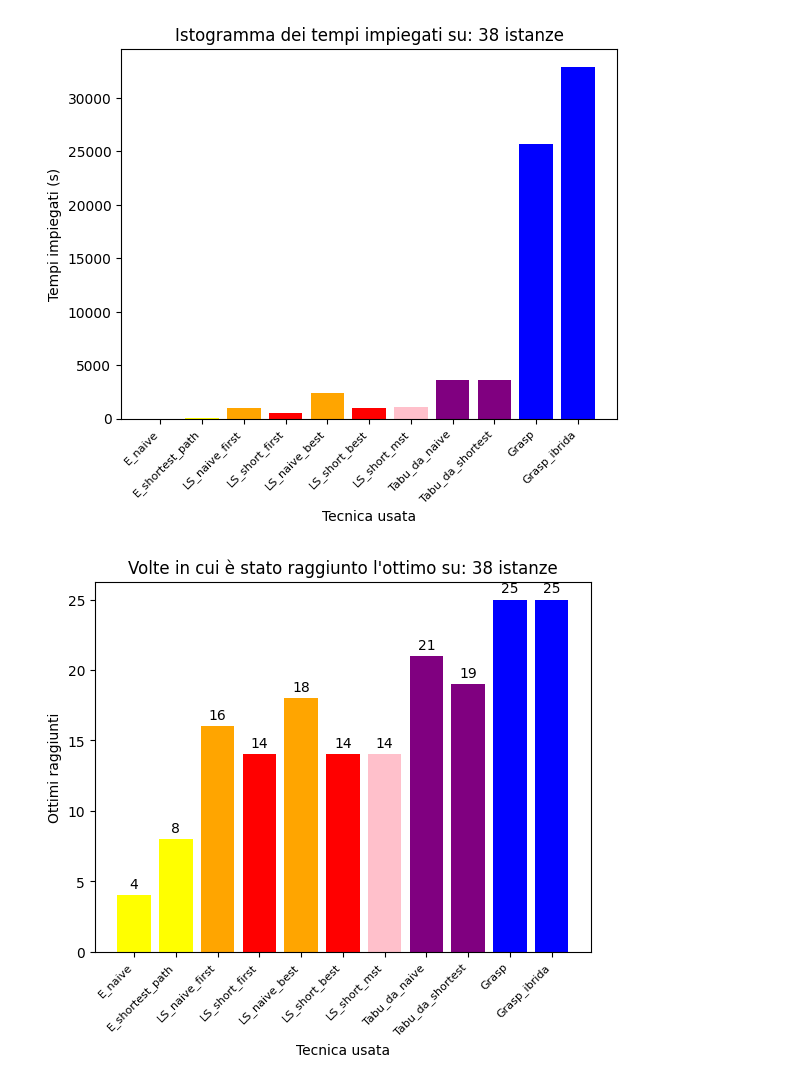
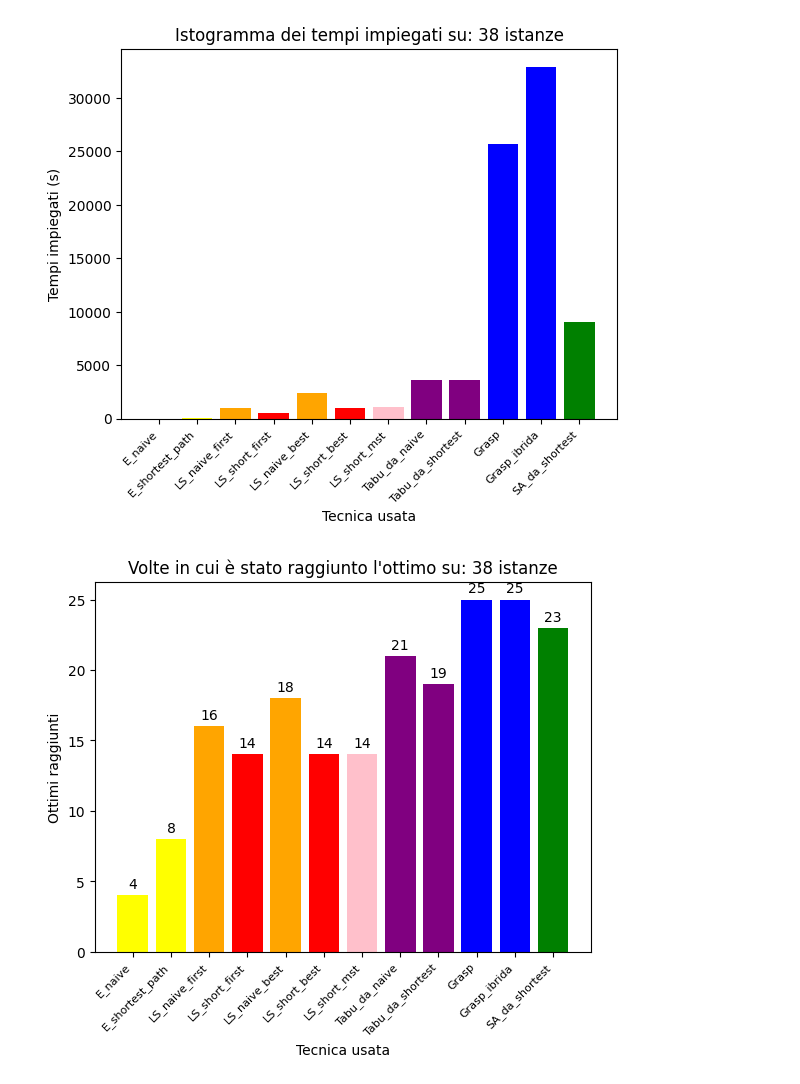
Before and after one commit to dream-19/Steiner-Tree-Operations-Research, a Jupyter notebook: Risultati_grafici.ipynb, the cells around one changed output. Cells and saved outputs as stored; diff of their text form; code cells hidden in the pictures.

```diff
--- a/Risultati_grafici.ipynb
+++ b/Risultati_grafici.ipynb
@@ -21,6 +21,7 @@ tempi_tabu = sum([0.009127140045166016, 0.0036208629608154297, 0.021557331085205
 tempi_tabu_shortest = sum([0.009127140045166016, 0.0036208629608154297, 0.021557331085205078, 0.011383295059204102, 0.014853715896606445, 0.007275581359863281, 0.10165953636169434, 7.211634635925293, 12.021277904510498, 17.883963346481323, 32.39962649345398, 0.1941845417022705, 0.324932336807251, 3.3860039710998535, 4.89597487449646, 4.858112812042236, 4.185910224914551, 0.9185717105865479, 4.070546627044678, 7.216578006744385, 46.65477776527405, 59.72889304161072, 4.310845375061035, 16.587916612625122, 43.408912658691406, 4.875535488128662, 39.34999966621399, 2.6063382625579834, 10.092752695083618, 202.19029545783997, 230.26187109947205, 302.44413685798645, 9.979440927505493, 201.85946083068848, 480.86722445487976, 0.043784379959106445, 318.24937176704407, 1555.0283353328705])
 tempi_grasp = sum([0.004734992980957031, 0.000518798828125, 0.020183801651000977, 0.0032377243041992188, 0.006157636642456055, 0.0021610260009765625, 0.04055166244506836, 4.601342439651489, 1.824965476989746, 7.018577337265015, 24.04901885986328, 0.06766366958618164, 0.14574360847473145, 10.151549100875854, 27.476866006851196, 24.235207319259644, 23.68889808654785, 1.673102855682373, 2.592384099960327, 3.10807466506958, 18.678393602371216, 129.75038027763367, 14.920549631118774, 28.917085886001587, 42.98121786117554, 21.44906258583069, 108.72650098800659, 2.2238659858703613, 101.91865468025208, 1780.1872911453247, 2082.0988941192627, 3648.367181777954, 84.76664876937866, 1747.7832825183868, 4214.343824148178, 0.08801841735839844, 2507.138608455658, 9049.7064640522])
 tempi_grasp_ibrida = sum([0.0064923763275146484, 0.0007386207580566406, 0.007951974868774414, 0.00400996208190918, 0.014867067337036133, 0.007146120071411133, 0.03844761848449707, 7.2401816844940186, 8.98615288734436, 6.111509561538696, 22.885085105895996, 0.10338020324707031, 0.19318675994873047, 6.910238027572632, 32.505945682525635, 27.88221549987793, 17.26532769203186, 0.8786227703094482, 13.669373989105225, 4.193781614303589, 33.091386556625366, 378.399462223053, 25.528047561645508, 90.8024582862854, 15.371124505996704, 25.875697374343872, 40.33369326591492, 19.58267593383789, 147.76704716682434, 1973.725248336792, 2568.425942659378, 4023.707521915436, 99.1568534374237, 2133.577643632889, 5393.479827642441, 0.04091763496398926, 3035.0817687511444, 12782.851972341537])
+tempi_sa_shortest = sum([1.6131770610809326, 0.9708025455474854, 2.1017839908599854, 1.6382231712341309, 1.9241447448730469, 1.774916410446167, 6.443318128585815, 237.1938853263855, 313.6980187892914, 603.927885055542, 1978.6232843399048, 9.122166872024536, 11.039659023284912, 83.09882545471191, 155.3277428150177, 149.19001054763794, 148.9046540260315, 24.289748191833496, 78.2184476852417, 100.74780201911926, 360.6770749092102, 351.5384817123413, 50.6836473941803, 129.95639419555664, 362.3661777973175, 25.30788278579712, 142.0285496711731, 28.93753480911255, 67.69355058670044, 374.99099683761597, 389.6655125617981, 564.9437353610992, 60.36691236495972, 372.2899708747864, 576.5471954345703, 3.6679646968841553, 332.51658368110657, 926.5537300109863])
 
 #Rappresento il numero di volte che ho raggiungo l'ottimo
 ottimo_e_naive = [1, 0, 213, 0, 2, 0, 0, 47, 13, 13, 5, 87, 105, 994, 1119, 1158, 1335, 97, 40, 1501, 218, 112, 129, 276, 57, 265, 96, 18300, 27940, 156866470, 5624, 6123, 431, 17022965, 25849350, 2, 5789, 21956]
@@ -36,12 +37,12 @@ ottimo_tabu = [0, 0, 0, 0, 0, 0, 0, 0, 0, 0, 0, 0, 0, 0, 237, 150, 0, 0, 5, 0, 0
 ottimo_tabu_shortest = [0, 0, 0, 0, 0, 0, 0, 0, 0, 0, 0, 0, 0, 193, 147, 169, 293, 3, 5, 0, 13, 5, 0, 0, 0, 38, 0, 2950, 1940, 6169100, 205, 308, 42, 353250, 915708, 0, 101, 73]
 ottimo_grasp =        [0, 0, 0, 0, 0, 0, 0, 0, 0, 0, 0, 0, 0, 0, 153, 6, 91, 0, 0, 0, 0, 0, 0, 0, 0, 13, 0, 0, 530, 1380400, 57, 28, 14, 128004, 422282, 0, 109, 318]
 ottimo_grasp_ibrida = [0, 0, 0, 0, 0, 0, 0, 0, 0, 0, 0, 0, 0, 0, 137, 6, 0, 0, 0, 0, 0, 5, 0, 0, 0, 2, 0, 0, 410, 1533205, 31, 108, 10, 94248, 141563, 0, 72, 70]
+ottimo_sa_shortest = [0, 0, 0, 0, 0, 0, 0, 0, 0, 0, 0, 0, 0, 0, 141, 35, 0, 0, 0, 0, 0, 29, 0, 0, 0, 7, 2, 670, 440, 996700, 43, 10, 7, 251829, 85026, 0, 46, 73]
+#1) istogramma 1
+labels = ['E_naive', 'E_shortest_path', 'LS_naive_first', 'LS_short_first', 'LS_naive_best', 'LS_short_best','LS_short_mst','Tabu_da_naive','Tabu_da_shortest', 'Grasp', 'Grasp_ibrida', 'SA_da_shortest']
+values = [tempi_e_naive, tempi_e_shortest_path, tempi_ls_naive_first, tempi_ls_short_first, tempi_ls_naive_best, tempi_ls_short_best, tempi_ls_short_mst,tempi_tabu, tempi_tabu_shortest, tempi_grasp, tempi_grasp_ibrida, tempi_sa_shortest]
 
-#1) istogramma 1
-labels = ['E_naive', 'E_shortest_path', 'LS_naive_first', 'LS_short_first', 'LS_naive_best', 'LS_short_best','LS_short_mst','Tabu_da_naive','Tabu_da_shortest', 'Grasp', 'Grasp_ibrida']
-values = [tempi_e_naive, tempi_e_shortest_path, tempi_ls_naive_first, tempi_ls_short_first, tempi_ls_naive_best, tempi_ls_short_best, tempi_ls_short_mst,tempi_tabu, tempi_tabu_shortest, tempi_grasp, tempi_grasp_ibrida]
-
-colori = ['yellow', 'yellow', 'orange', 'red','orange','red', 'pink','purple', 'purple', 'blue', 'blue']
+colori = ['yellow', 'yellow', 'orange', 'red','orange','red', 'pink','purple', 'purple', 'blue', 'blue', 'green']
 plt.bar(labels, values, color=colori)
 plt.title('Istogramma dei tempi impiegati su: '+  str(len(ottimo_e_naive))+ " istanze")
 plt.xlabel('Tecnica usata')
@@ -50,7 +51,7 @@ plt.xticks(rotation=45, ha='right', fontsize=8)
 plt.show()
 
 #2) istogramma 2
-values = [conta_ottimo(ottimo_e_naive),conta_ottimo(ottimo_e_shortest_path),conta_ottimo(ottimo_ls_naive_first),conta_ottimo(ottimo_ls_short_first),conta_ottimo(ottimo_ls_naive_best),conta_ottimo(ottimo_ls_short_best),conta_ottimo(ottimo_ls_short_mst),conta_ottimo(ottimo_tabu), conta_ottimo(ottimo_tabu_shortest),conta_ottimo(ottimo_grasp),conta_ottimo(ottimo_grasp_ibrida)]
+values = [conta_ottimo(ottimo_e_naive),conta_ottimo(ottimo_e_shortest_path),conta_ottimo(ottimo_ls_naive_first),conta_ottimo(ottimo_ls_short_first),conta_ottimo(ottimo_ls_naive_best),conta_ottimo(ottimo_ls_short_best),conta_ottimo(ottimo_ls_short_mst),conta_ottimo(ottimo_tabu), conta_ottimo(ottimo_tabu_shortest),conta_ottimo(ottimo_grasp),conta_ottimo(ottimo_grasp_ibrida), conta_ottimo(ottimo_sa_shortest)]
 plt.bar(labels, values, color=colori)
 for i, v in enumerate(values):
     plt.text(i, v + 0.5, str(v), ha='center')
@@ -64,35 +65,37 @@ plt.show()
 
 
 #Trovo quali euristiche hanno trovato valori migliori in generale rispetto a tutti quelli ottenuti (vanno bene anche i parimerito)
-best_naive, best_shortest, best_ls_naive_first, best_ls_shortest_first, best_ls_naive_best, best_ls_shortest_best,best_ls_mst_shortest, best_tabu_naive, best_tabu_shortest, best_grasp, best_grasp_ibrida = 0, 0, 0, 0, 0, 0, 0, 0, 0,0,0
+best_naive, best_shortest, best_ls_naive_first, best_ls_shortest_first, best_ls_naive_best, best_ls_shortest_best,best_ls_mst_shortest, best_tabu_naive, best_tabu_shortest, best_grasp, best_grasp_ibrida, best_sa_shortest = 0, 0, 0, 0, 0, 0, 0, 0, 0,0,0, 0
 
 for i in range(0, len(ottimo_e_naive)):
 
-    if ottimo_e_naive[i] <= ottimo_e_shortest_path[i] and ottimo_e_naive[i] <= ottimo_ls_naive_first[i] and ottimo_e_naive[i] <= ottimo_ls_short_first[i] and ottimo_e_naive[i] <= ottimo_ls_naive_best[i] and ottimo_e_naive[i] <= ottimo_ls_short_best[i] and ottimo_e_naive[i] <= ottimo_ls_short_mst[i] and  ottimo_e_naive[i] <= ottimo_tabu[i] and ottimo_e_naive[i] <= ottimo_tabu_shortest[i] and ottimo_e_naive[i] <= ottimo_grasp[i] and ottimo_e_naive[i] <= ottimo_grasp_ibrida[i]:
+    if ottimo_e_naive[i] <= ottimo_e_shortest_path[i] and ottimo_e_naive[i] <= ottimo_ls_naive_first[i] and ottimo_e_naive[i] <= ottimo_ls_short_first[i] and ottimo_e_naive[i] <= ottimo_ls_naive_best[i] and ottimo_e_naive[i] <= ottimo_ls_short_best[i] and ottimo_e_naive[i] <= ottimo_ls_short_mst[i] and  ottimo_e_naive[i] <= ottimo_tabu[i] and ottimo_e_naive[i] <= ottimo_tabu_shortest[i] and ottimo_e_naive[i] <= ottimo_grasp[i] and ottimo_e_naive[i] <= ottimo_grasp_ibrida[i] and ottimo_e_naive[i] <= ottimo_sa_shortest[i]:
         best_naive += 1
-    if ottimo_e_shortest_path[i] <= ottimo_e_naive[i] and ottimo_e_shortest_path[i] <= ottimo_ls_naive_first[i] and ottimo_e_shortest_path[i] <= ottimo_ls_short_first[i] and ottimo_e_shortest_path[i] <= ottimo_ls_naive_best[i] and ottimo_e_shortest_path[i] <= ottimo_ls_short_best[i] and ottimo_e_shortest_path[i] <= ottimo_ls_short_mst[i] and  ottimo_e_shortest_path[i] <= ottimo_tabu[i] and ottimo_e_shortest_path[i] <= ottimo_tabu_shortest[i] and ottimo_e_shortest_path[i] <= ottimo_grasp[i] and ottimo_e_shortest_path[i] <= ottimo_grasp_ibrida[i]:
+    if ottimo_e_shortest_path[i] <= ottimo_e_naive[i] and ottimo_e_shortest_path[i] <= ottimo_ls_naive_first[i] and ottimo_e_shortest_path[i] <= ottimo_ls_short_first[i] and ottimo_e_shortest_path[i] <= ottimo_ls_naive_best[i] and ottimo_e_shortest_path[i] <= ottimo_ls_short_best[i] and ottimo_e_shortest_path[i] <= ottimo_ls_short_mst[i] and  ottimo_e_shortest_path[i] <= ottimo_tabu[i] and ottimo_e_shortest_path[i] <= ottimo_tabu_shortest[i] and ottimo_e_shortest_path[i] <= ottimo_grasp[i] and ottimo_e_shortest_path[i] <= ottimo_grasp_ibrida[i] and ottimo_e_shortest_path[i] <= ottimo_sa_shortest[i]:
         best_shortest += 1
-    if ottimo_ls_naive_first[i] <= ottimo_e_naive[i] and ottimo_ls_naive_first[i] <= ottimo_e_shortest_path[i] and ottimo_ls_naive_first[i] <= ottimo_ls_short_first[i] and ottimo_ls_naive_first[i] <= ottimo_ls_naive_best[i] and ottimo_ls_naive_first[i] <= ottimo_ls_short_best[i] and ottimo_ls_naive_first[i] <= ottimo_ls_short_mst[i] and  ottimo_ls_naive_first[i] <= ottimo_tabu[i] and ottimo_ls_naive_first[i] <= ottimo_tabu_shortest[i] and ottimo_ls_naive_first[i] <= ottimo_grasp[i] and ottimo_ls_naive_first[i] <= ottimo_grasp_ibrida[i]:
+    if ottimo_ls_naive_first[i] <= ottimo_e_naive[i] and ottimo_ls_naive_first[i] <= ottimo_e_shortest_path[i] and ottimo_ls_naive_first[i] <= ottimo_ls_short_first[i] and ottimo_ls_naive_first[i] <= ottimo_ls_naive_best[i] and ottimo_ls_naive_first[i] <= ottimo_ls_short_best[i] and ottimo_ls_naive_first[i] <= ottimo_ls_short_mst[i] and  ottimo_ls_naive_first[i] <= ottimo_tabu[i] and ottimo_ls_naive_first[i] <= ottimo_tabu_shortest[i] and ottimo_ls_naive_first[i] <= ottimo_grasp[i] and ottimo_ls_naive_first[i] <= ottimo_grasp_ibrida[i] and  ottimo_ls_naive_first[i] <= ottimo_sa_shortest[i]:
         best_ls_naive_first += 1
-    if ottimo_ls_naive_best[i] <= ottimo_e_naive[i] and ottimo_ls_naive_best[i] <= ottimo_e_shortest_path[i] and ottimo_ls_naive_best[i] <= ottimo_ls_short_first[i] and ottimo_ls_naive_best[i] <= ottimo_ls_naive_first[i] and ottimo_ls_naive_best[i] <= ottimo_ls_short_best[i] and ottimo_ls_naive_best[i] <= ottimo_ls_short_mst[i] and  ottimo_ls_naive_best[i] <= ottimo_tabu[i] and ottimo_ls_naive_best[i] <= ottimo_tabu_shortest[i] and ottimo_ls_naive_best[i] <= ottimo_grasp[i] and ottimo_ls_naive_best[i] <= ottimo_grasp_ibrida[i]:
+    if ottimo_ls_naive_best[i] <= ottimo_e_naive[i] and ottimo_ls_naive_best[i] <= ottimo_e_shortest_path[i] and ottimo_ls_naive_best[i] <= ottimo_ls_short_first[i] and ottimo_ls_naive_best[i] <= ottimo_ls_naive_first[i] and ottimo_ls_naive_best[i] <= ottimo_ls_short_best[i] and ottimo_ls_naive_best[i] <= ottimo_ls_short_mst[i] and  ottimo_ls_naive_best[i] <= ottimo_tabu[i] and ottimo_ls_naive_best[i] <= ottimo_tabu_shortest[i] and ottimo_ls_naive_best[i] <= ottimo_grasp[i] and ottimo_ls_naive_best[i] <= ottimo_grasp_ibrida[i] and ottimo_ls_naive_best[i] <= ottimo_sa_shortest[i]:
         best_ls_naive_best += 1
-    if ottimo_ls_short_first[i] <= ottimo_e_naive[i] and ottimo_ls_short_first[i] <= ottimo_e_shortest_path[i] and ottimo_ls_short_first[i] <= ottimo_ls_naive_first[i] and ottimo_ls_short_first[i] <= ottimo_ls_naive_best[i] and ottimo_ls_short_first[i] <= ottimo_ls_short_best[i] and ottimo_ls_short_first[i] <= ottimo_ls_short_mst[i] and  ottimo_ls_short_first[i] <= ottimo_tabu[i] and ottimo_ls_short_first[i] <= ottimo_tabu_shortest[i] and ottimo_ls_short_first[i] <= ottimo_grasp[i] and ottimo_ls_short_first[i] <= ottimo_grasp_ibrida[i]:
+    if ottimo_ls_short_first[i] <= ottimo_e_naive[i] and ottimo_ls_short_first[i] <= ottimo_e_shortest_path[i] and ottimo_ls_short_first[i] <= ottimo_ls_naive_first[i] and ottimo_ls_short_first[i] <= ottimo_ls_naive_best[i] and ottimo_ls_short_first[i] <= ottimo_ls_short_best[i] and ottimo_ls_short_first[i] <= ottimo_ls_short_mst[i] and  ottimo_ls_short_first[i] <= ottimo_tabu[i] and ottimo_ls_short_first[i] <= ottimo_tabu_shortest[i] and ottimo_ls_short_first[i] <= ottimo_grasp[i] and ottimo_ls_short_first[i] <= ottimo_grasp_ibrida[i] and ottimo_ls_short_first[i] <= ottimo_sa_shortest[i]:
         best_ls_shortest_first += 1
-    if ottimo_ls_short_best[i] <= ottimo_e_naive[i] and ottimo_ls_short_best[i] <= ottimo_e_shortest_path[i] and ottimo_ls_short_best[i] <= ottimo_ls_naive_first[i] and ottimo_ls_short_best[i] <= ottimo_ls_naive_best[i] and ottimo_ls_short_best[i] <= ottimo_ls_short_first[i] and ottimo_ls_short_best[i] <= ottimo_ls_short_mst[i] and  ottimo_ls_short_best[i] <= ottimo_tabu[i] and ottimo_ls_short_best[i] <= ottimo_tabu_shortest[i] and ottimo_ls_short_best[i] <= ottimo_grasp[i] and ottimo_ls_short_best[i] <= ottimo_grasp_ibrida[i]:
+    if ottimo_ls_short_best[i] <= ottimo_e_naive[i] and ottimo_ls_short_best[i] <= ottimo_e_shortest_path[i] and ottimo_ls_short_best[i] <= ottimo_ls_naive_first[i] and ottimo_ls_short_best[i] <= ottimo_ls_naive_best[i] and ottimo_ls_short_best[i] <= ottimo_ls_short_first[i] and ottimo_ls_short_best[i] <= ottimo_ls_short_mst[i] and  ottimo_ls_short_best[i] <= ottimo_tabu[i] and ottimo_ls_short_best[i] <= ottimo_tabu_shortest[i] and ottimo_ls_short_best[i] <= ottimo_grasp[i] and ottimo_ls_short_best[i] <= ottimo_grasp_ibrida[i] and ottimo_ls_short_best[i] <= ottimo_sa_shortest[i]:
         best_ls_shortest_best += 1
-    if ottimo_ls_short_mst[i] <= ottimo_e_naive[i] and ottimo_ls_short_mst[i] <= ottimo_e_shortest_path[i] and ottimo_ls_short_mst[i] <= ottimo_ls_naive_first[i] and ottimo_ls_short_mst[i] <= ottimo_ls_naive_best[i] and ottimo_ls_short_mst[i] <= ottimo_ls_short_first[i] and ottimo_ls_short_mst[i] <= ottimo_ls_short_best[i] and  ottimo_ls_short_mst[i] <= ottimo_tabu[i] and ottimo_ls_short_mst[i] <= ottimo_tabu_shortest[i] and ottimo_ls_short_mst[i] <= ottimo_grasp[i] and ottimo_ls_short_mst[i] <= ottimo_grasp_ibrida[i]:
+    if ottimo_ls_short_mst[i] <= ottimo_e_naive[i] and ottimo_ls_short_mst[i] <= ottimo_e_shortest_path[i] and ottimo_ls_short_mst[i] <= ottimo_ls_naive_first[i] and ottimo_ls_short_mst[i] <= ottimo_ls_naive_best[i] and ottimo_ls_short_mst[i] <= ottimo_ls_short_first[i] and ottimo_ls_short_mst[i] <= ottimo_ls_short_best[i] and  ottimo_ls_short_mst[i] <= ottimo_tabu[i] and ottimo_ls_short_mst[i] <= ottimo_tabu_shortest[i] and ottimo_ls_short_mst[i] <= ottimo_grasp[i] and ottimo_ls_short_mst[i] <= ottimo_grasp_ibrida[i] and ottimo_ls_short_mst[i] <= ottimo_sa_shortest[i]:
         best_ls_mst_shortest += 1
-    if ottimo_tabu[i] <= ottimo_e_naive[i] and ottimo_tabu[i] <= ottimo_e_shortest_path[i] and ottimo_tabu[i] <= ottimo_ls_naive_first[i] and ottimo_tabu[i] <= ottimo_ls_naive_best[i] and ottimo_tabu[i] <= ottimo_ls_short_first[i] and ottimo_tabu[i] <= ottimo_ls_short_best[i] and ottimo_tabu[i] <= ottimo_ls_short_mst[i] and  ottimo_tabu[i] <= ottimo_tabu_shortest[i] and ottimo_tabu[i] <= ottimo_grasp[i] and ottimo_tabu[i] <= ottimo_grasp_ibrida[i]:
+    if ottimo_tabu[i] <= ottimo_e_naive[i] and ottimo_tabu[i] <= ottimo_e_shortest_path[i] and ottimo_tabu[i] <= ottimo_ls_naive_first[i] and ottimo_tabu[i] <= ottimo_ls_naive_best[i] and ottimo_tabu[i] <= ottimo_ls_short_first[i] and ottimo_tabu[i] <= ottimo_ls_short_best[i] and ottimo_tabu[i] <= ottimo_ls_short_mst[i] and  ottimo_tabu[i] <= ottimo_tabu_shortest[i] and ottimo_tabu[i] <= ottimo_grasp[i] and ottimo_tabu[i] <= ottimo_grasp_ibrida[i] and ottimo_tabu[i] <= ottimo_sa_shortest[i]:
         best_tabu_naive += 1
-    if ottimo_tabu_shortest[i] <= ottimo_e_naive[i] and ottimo_tabu_shortest[i] <= ottimo_e_shortest_path[i] and ottimo_tabu_shortest[i] <= ottimo_ls_naive_first[i] and ottimo_tabu_shortest[i] <= ottimo_ls_naive_best[i] and ottimo_tabu_shortest[i] <= ottimo_ls_short_first[i] and ottimo_tabu_shortest[i] <= ottimo_ls_short_best[i] and ottimo_tabu_shortest[i] <= ottimo_ls_short_mst[i] and  ottimo_tabu_shortest[i] <= ottimo_tabu[i] and ottimo_tabu_shortest[i] <= ottimo_grasp[i] and ottimo_tabu_shortest[i] <= ottimo_grasp_ibrida[i]:
+    if ottimo_tabu_shortest[i] <= ottimo_e_naive[i] and ottimo_tabu_shortest[i] <= ottimo_e_shortest_path[i] and ottimo_tabu_shortest[i] <= ottimo_ls_naive_first[i] and ottimo_tabu_shortest[i] <= ottimo_ls_naive_best[i] and ottimo_tabu_shortest[i] <= ottimo_ls_short_first[i] and ottimo_tabu_shortest[i] <= ottimo_ls_short_best[i] and ottimo_tabu_shortest[i] <= ottimo_ls_short_mst[i] and  ottimo_tabu_shortest[i] <= ottimo_tabu[i] and ottimo_tabu_shortest[i] <= ottimo_grasp[i] and ottimo_tabu_shortest[i] <= ottimo_grasp_ibrida[i] and ottimo_tabu_shortest[i] <= ottimo_sa_shortest[i]:
         best_tabu_shortest += 1
-    if ottimo_grasp[i] <= ottimo_e_naive[i] and ottimo_grasp[i] <= ottimo_e_shortest_path[i] and ottimo_grasp[i] <= ottimo_ls_naive_first[i] and ottimo_grasp[i] <= ottimo_ls_naive_best[i] and ottimo_grasp[i] <= ottimo_ls_short_first[i] and ottimo_grasp[i] <= ottimo_ls_short_best[i] and ottimo_grasp[i] <= ottimo_ls_short_mst[i] and  ottimo_grasp[i] <= ottimo_tabu[i] and ottimo_grasp[i] <= ottimo_tabu_shortest[i] and ottimo_grasp[i] <= ottimo_grasp_ibrida[i]:
+    if ottimo_grasp[i] <= ottimo_e_naive[i] and ottimo_grasp[i] <= ottimo_e_shortest_path[i] and ottimo_grasp[i] <= ottimo_ls_naive_first[i] and ottimo_grasp[i] <= ottimo_ls_naive_best[i] and ottimo_grasp[i] <= ottimo_ls_short_first[i] and ottimo_grasp[i] <= ottimo_ls_short_best[i] and ottimo_grasp[i] <= ottimo_ls_short_mst[i] and  ottimo_grasp[i] <= ottimo_tabu[i] and ottimo_grasp[i] <= ottimo_tabu_shortest[i] and ottimo_grasp[i] <= ottimo_grasp_ibrida[i] and ottimo_grasp[i] <= ottimo_sa_shortest[i]:
         best_grasp += 1
-    if ottimo_grasp_ibrida[i] <= ottimo_e_naive[i] and ottimo_grasp_ibrida[i] <= ottimo_e_shortest_path[i] and ottimo_grasp_ibrida[i] <= ottimo_ls_naive_first[i] and ottimo_grasp_ibrida[i] <= ottimo_ls_naive_best[i] and ottimo_grasp_ibrida[i] <= ottimo_ls_short_first[i] and ottimo_grasp_ibrida[i] <= ottimo_ls_short_best[i] and ottimo_grasp_ibrida[i] <= ottimo_ls_short_mst[i] and  ottimo_grasp_ibrida[i] <= ottimo_tabu[i] and ottimo_grasp_ibrida[i] <= ottimo_tabu_shortest[i] and ottimo_grasp_ibrida[i] <= ottimo_grasp[i]:
+    if ottimo_grasp_ibrida[i] <= ottimo_e_naive[i] and ottimo_grasp_ibrida[i] <= ottimo_e_shortest_path[i] and ottimo_grasp_ibrida[i] <= ottimo_ls_naive_first[i] and ottimo_grasp_ibrida[i] <= ottimo_ls_naive_best[i] and ottimo_grasp_ibrida[i] <= ottimo_ls_short_first[i] and ottimo_grasp_ibrida[i] <= ottimo_ls_short_best[i] and ottimo_grasp_ibrida[i] <= ottimo_ls_short_mst[i] and  ottimo_grasp_ibrida[i] <= ottimo_tabu[i] and ottimo_grasp_ibrida[i] <= ottimo_tabu_shortest[i] and ottimo_grasp_ibrida[i] <= ottimo_grasp[i] and ottimo_grasp_ibrida[i] <= ottimo_sa_shortest[i]:
         best_grasp_ibrida += 1
+    if ottimo_sa_shortest[i] <= ottimo_e_naive[i] and ottimo_sa_shortest[i] <= ottimo_e_shortest_path[i] and ottimo_sa_shortest[i] <= ottimo_ls_naive_first[i] and ottimo_sa_shortest[i] <= ottimo_ls_naive_best[i] and ottimo_sa_shortest[i] <= ottimo_ls_short_first[i] and ottimo_sa_shortest[i] <= ottimo_ls_short_best[i] and ottimo_sa_shortest[i] <= ottimo_ls_short_mst[i] and  ottimo_sa_shortest[i] <= ottimo_tabu[i] and ottimo_sa_shortest[i] <= ottimo_tabu_shortest[i] and ottimo_sa_shortest[i] <= ottimo_grasp[i] and ottimo_sa_shortest[i] <= ottimo_grasp_ibrida[i]:
+        best_sa_shortest += 1
 
 #3) istogramma 3: valori migliori
-values = [best_naive, best_shortest, best_ls_naive_first, best_ls_naive_best, best_ls_shortest_first, best_ls_shortest_best, best_ls_mst_shortest, best_tabu_naive, best_tabu_shortest, best_grasp, best_grasp_ibrida]
+values = [best_naive, best_shortest, best_ls_naive_first, best_ls_naive_best, best_ls_shortest_first, best_ls_shortest_best, best_ls_mst_shortest, best_tabu_naive, best_tabu_shortest, best_grasp, best_grasp_ibrida, best_sa_shortest]
 plt.bar(labels, values, color=colori)
 for i, v in enumerate(values):
     plt.text(i, v + 0.5, str(v), ha='center')
@@ -120,32 +123,34 @@ for i in range(0, len(istanze)):
     if ottimo_ls_short_best[i] == 0:
          ottimo_per_istanza[istanze[i]] += 1
     if ottimo_ls_short_mst[i] == 0:
         ottimo_per_istanza[istanze[i]] += 1
     if ottimo_tabu[i] == 0:
         ottimo_per_istanza[istanze[i]] += 1
     if ottimo_tabu_shortest[i] == 0:
         ottimo_per_istanza[istanze[i]] += 1
     if ottimo_grasp[i] == 0:
         ottimo_per_istanza[istanze[i]] += 1
     if ottimo_grasp_ibrida[i] == 0:
         ottimo_per_istanza[istanze[i]] += 1
+    if ottimo_sa_shortest[i] == 0:
+        ottimo_per_istanza[istanze[i]] += 1
 
 plt.figure(figsize=(20, 8))
 colors2 = my_list = ['pink'] * 6 + ['green'] * 19 + ['orange'] * 13
 values = list(ottimo_per_istanza.values())
 plt.bar(istanze, values, color = colors2)
 for i, v in enumerate(values):
     plt.text(i, v + 0.5, str(v), ha='center')
 plt.title("Numero di ottimi raggiunti per ogni istanze, con 11 tecniche: ")
 plt.xlabel('Istanza')
 plt.ylabel('Numero di ottimi raggiunti')
 plt.xticks(rotation=45, ha='right', fontsize=8)
 plt.show()
 
 
 #COSE
 for i in range(0, len(ottimo_grasp)):
     print(ottimo_tabu[i], ottimo_tabu_shortest[i], ottimo_grasp[i], ottimo_grasp_ibrida[i])
 # %% [output]
-[figure, old version]
+[figure, new version]
-[figure, old version]
+[figure, new version]
```
Also changed, not shown: parts of 1 cell of this notebook.
